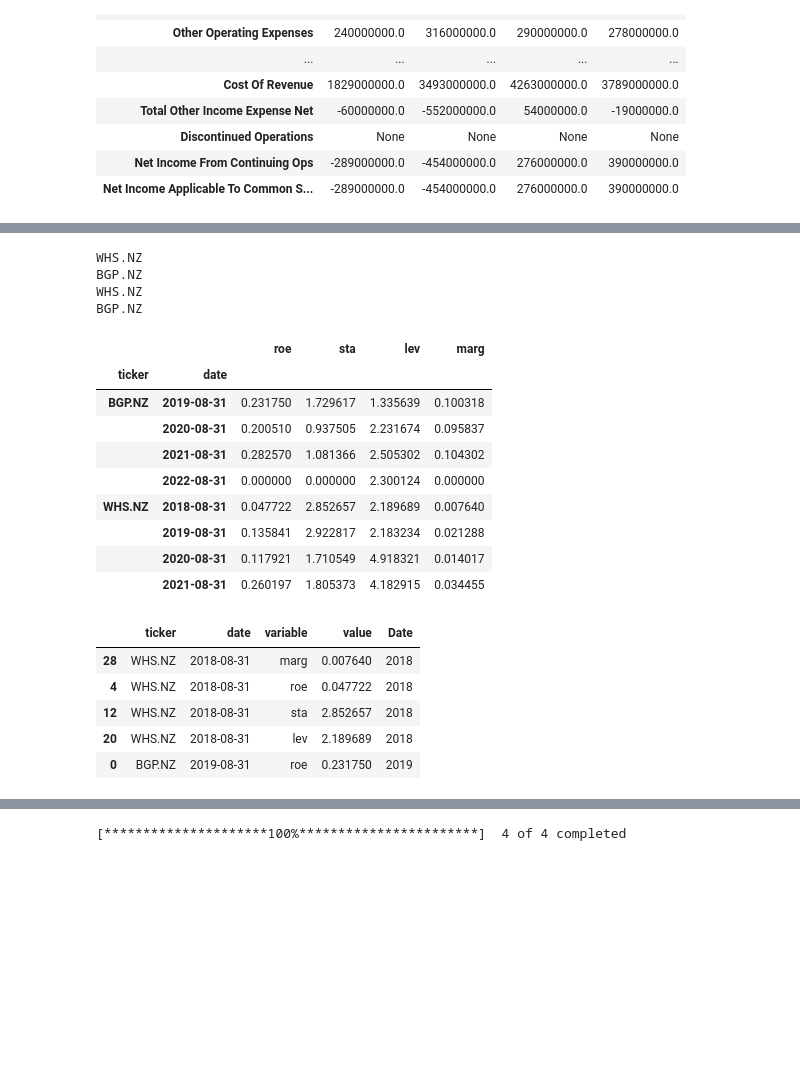
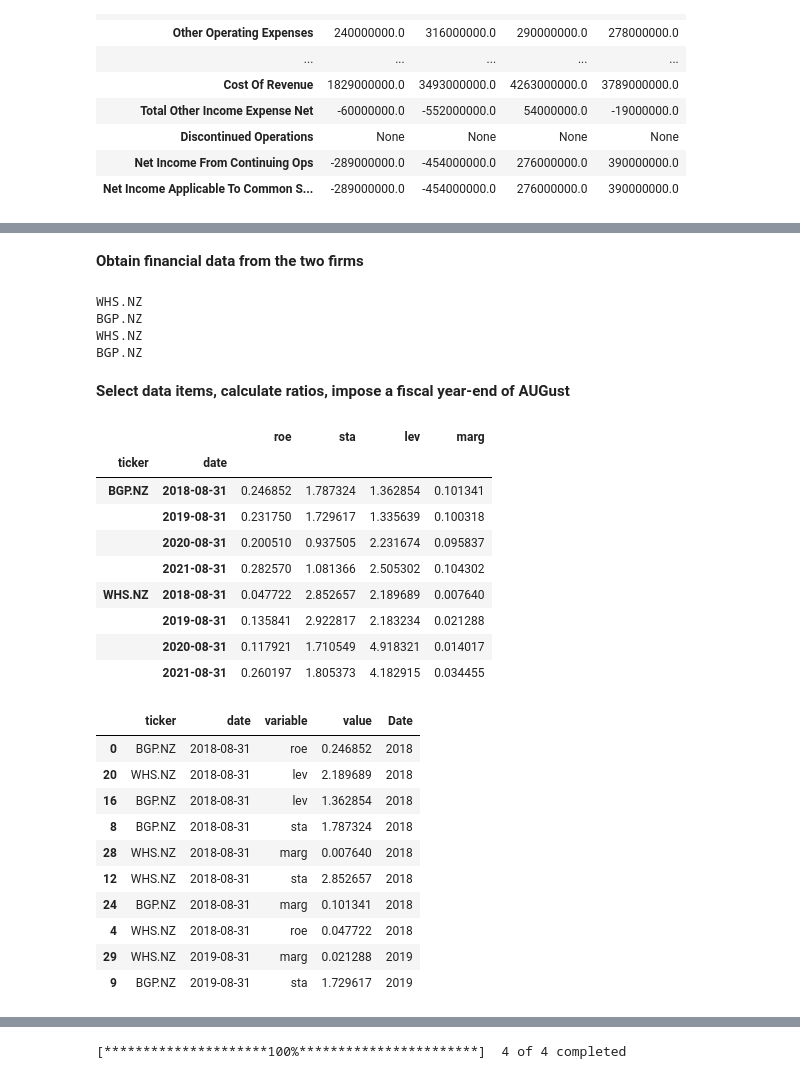
Before and after one commit to blucap/BDBA904, a Jupyter notebook: yahoo.ipynb, the cells around one changed output, grey strips where cells are left out. Cells and saved outputs as stored; diff of their text form; code cells hidden in the pictures; blank space fills up the shorter version.

```diff
--- a/yahoo.ipynb
+++ b/yahoo.ipynb
@@ -149,12 +172,19 @@ def get_pl_list(nzx_set):
     dfi = pd.concat(tickers_data).reset_index()
     dfi.rename(columns = {'level_0': 'ticker', '': 'date'}, inplace=True)
     return dfi.set_index(["ticker", 'date'])
+# %% [markdown]
+**Obtain financial data from the two firms**
+# %%
+dfbs =  get_bs_list(['WHS.NZ', 'BGP.NZ'])
+dfpls = get_pl_list(['WHS.NZ', 'BGP.NZ']).apply(pd.to_numeric,  errors='coerce')
+# %% [output]
+WHS.NZ
+BGP.NZ
+WHS.NZ
+BGP.NZ
+# %% [markdown]
+**Select data items, calculate ratios, impose a fiscal year-end of AUGust**
 # %%
-#%% Dupont analysis for the Warehouse Group and Briscoe Group
-
-dfbs = get_bs_list(['WHS.NZ', 'BGP.NZ'])
-dfpls = get_pl_list(['WHS.NZ', 'BGP.NZ']).apply(pd.to_numeric,  errors='coerce')
-
 df_dup = dfbs[['Total Stockholder Equity','Common Stock', 'Total Assets', 'Total Liab', 'Total Current Assets','Total Current Liabilities']].join(dfpls[['Net Income Applicable To Common Shares','Total Revenue']])
 
 df_dup = df_dup.assign(roe = df_dup['Net Income Applicable To Common Shares'].div(df_dup['Total Stockholder Equity']),
@@ -165,31 +195,32 @@ df_dup = df_dup.assign(roe = df_dup['Net Income Applicable To Common Shares'].di
 df_dup = df_dup.reset_index().set_index('date').groupby('ticker').resample('A-AUG')[ 'roe', 'sta', 'lev', 'marg'].sum()
 df_dup
 # %% [output]
-WHS.NZ
-BGP.NZ
-WHS.NZ
-BGP.NZ
 |  |  | roe | sta | lev | marg |
 | ticker | date |  |  |  |  |
-| BGP.NZ | 2019-08-31 | 0.231750 | 1.729617 | 1.335639 | 0.100318 |
+| BGP.NZ | 2018-08-31 | 0.246852 | 1.787324 | 1.362854 | 0.101341 |
+|  | 2019-08-31 | 0.231750 | 1.729617 | 1.335639 | 0.100318 |
 |  | 2020-08-31 | 0.200510 | 0.937505 | 2.231674 | 0.095837 |
 |  | 2021-08-31 | 0.282570 | 1.081366 | 2.505302 | 0.104302 |
-|  | 2022-08-31 | 0.000000 | 0.000000 | 2.300124 | 0.000000 |
 | WHS.NZ | 2018-08-31 | 0.047722 | 2.852657 | 2.189689 | 0.007640 |
 |  | 2019-08-31 | 0.135841 | 2.922817 | 2.183234 | 0.021288 |
 |  | 2020-08-31 | 0.117921 | 1.710549 | 4.918321 | 0.014017 |
 |  | 2021-08-31 | 0.260197 | 1.805373 | 4.182915 | 0.034455 |
 # %%
-dfm = pd.melt(df_dup.reset_index(), id_vars=['ticker', 'date'], value_vars=[ 'roe', 'sta', 'lev', 'marg']).sort_values(by='date')
+dfm = pd.melt(df_dup.reset_index(), id_vars=['ticker', 'date'], value_vars=[ 'roe', 'sta', 'lev', 'marg']).sort_values(by=['date'])
 dfm['Date'] = dfm['date'].dt.strftime('%Y')
-dfm.head()
+dfm.head(10)
 # %% [output]
 |  | ticker | date | variable | value | Date |
+| 0 | BGP.NZ | 2018-08-31 | roe | 0.246852 | 2018 |
+| 20 | WHS.NZ | 2018-08-31 | lev | 2.189689 | 2018 |
+| 16 | BGP.NZ | 2018-08-31 | lev | 1.362854 | 2018 |
+| 8 | BGP.NZ | 2018-08-31 | sta | 1.787324 | 2018 |
 | 28 | WHS.NZ | 2018-08-31 | marg | 0.007640 | 2018 |
+| 12 | WHS.NZ | 2018-08-31 | sta | 2.852657 | 2018 |
+| 24 | BGP.NZ | 2018-08-31 | marg | 0.101341 | 2018 |
 | 4 | WHS.NZ | 2018-08-31 | roe | 0.047722 | 2018 |
-| 12 | WHS.NZ | 2018-08-31 | sta | 2.852657 | 2018 |
-| 20 | WHS.NZ | 2018-08-31 | lev | 2.189689 | 2018 |
-| 0 | BGP.NZ | 2019-08-31 | roe | 0.231750 | 2019 |
+| 29 | WHS.NZ | 2019-08-31 | marg | 0.021288 | 2019 |
+| 9 | BGP.NZ | 2019-08-31 | sta | 1.729617 | 2019 |
 # %%
 #%%
 def plot_dupont(dfm, var):
```
Also changed, not shown: parts of 13 cells of this notebook, 3 other files.
